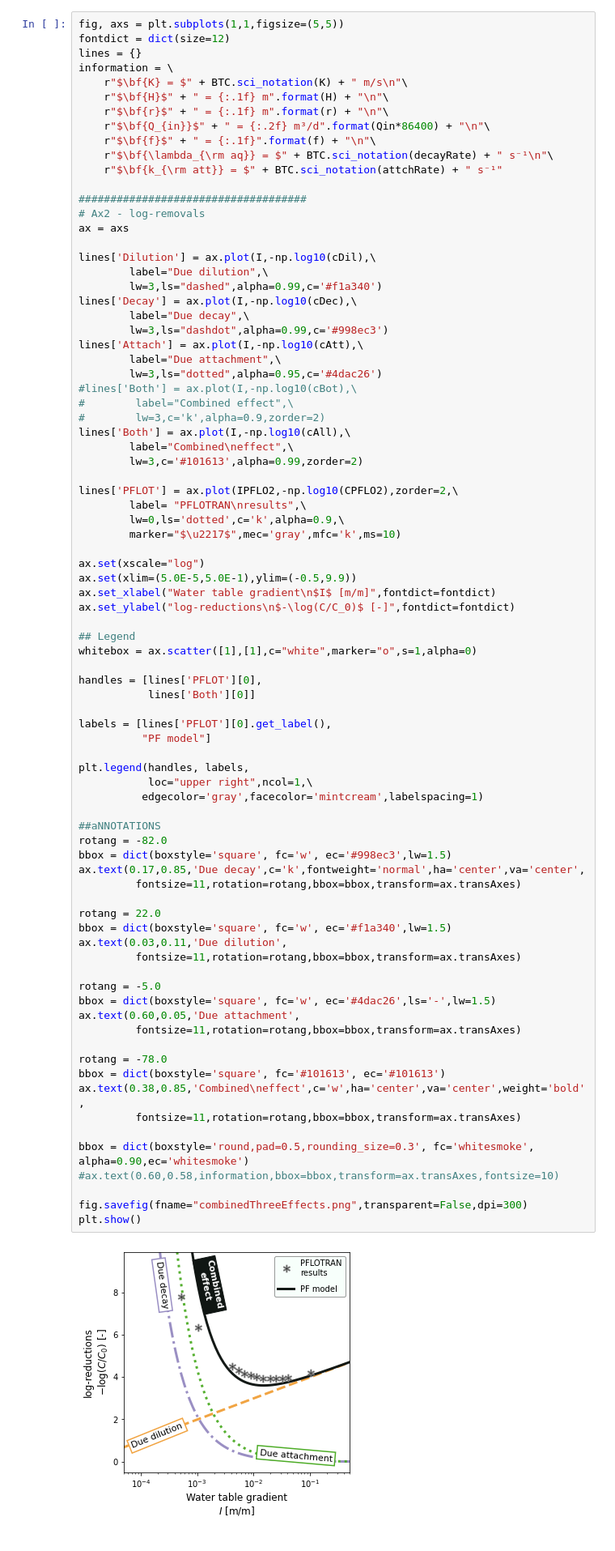
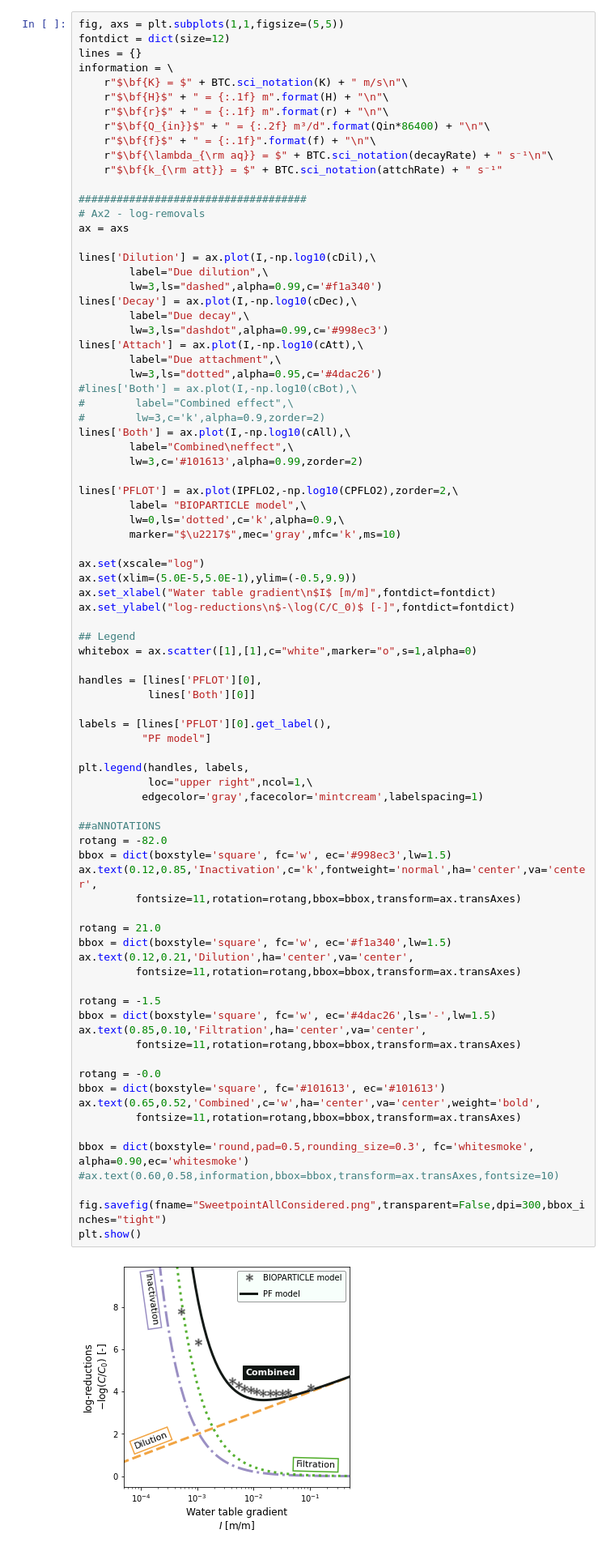
Before and after one commit to edsaac/bioparticle, a Jupyter notebook: notebooks/Concepts/Find worst case (1).ipynb, the cells around one changed output. Shown at 81% size. Saved outputs shown, nothing was run; the diff lists cells and outputs as text.

```diff
--- a/notebooks/Concepts/Find worst case (1).ipynb
+++ b/notebooks/Concepts/Find worst case (1).ipynb
@@ -463,7 +463,7 @@ lines['Both'] = ax.plot(I,-np.log10(cAll),\
         lw=3,c='#101613',alpha=0.99,zorder=2)
 
 lines['PFLOT'] = ax.plot(IPFLO2,-np.log10(CPFLO2),zorder=2,\
-        label= "PFLOTRAN\nresults",\
+        label= "BIOPARTICLE model",\
         lw=0,ls='dotted',c='k',alpha=0.9,\
         marker="$\u2217$",mec='gray',mfc='k',ms=10)
 
@@ -477,42 +477,42 @@ whitebox = ax.scatter([1],[1],c="white",marker="o",s=1,alpha=0)
 
 handles = [lines['PFLOT'][0],
            lines['Both'][0]]
 
 labels = [lines['PFLOT'][0].get_label(),
           "PF model"]
 
 plt.legend(handles, labels,
            loc="upper right",ncol=1,\
           edgecolor='gray',facecolor='mintcream',labelspacing=1)
 
 ##aNNOTATIONS
 rotang = -82.0
 bbox = dict(boxstyle='square', fc='w', ec='#998ec3',lw=1.5)
-ax.text(0.17,0.85,'Due decay',c='k',fontweight='normal',ha='center',va='center',
+ax.text(0.12,0.85,'Inactivation',c='k',fontweight='normal',ha='center',va='center',
          fontsize=11,rotation=rotang,bbox=bbox,transform=ax.transAxes)
 
-rotang = 22.0
+rotang = 21.0
 bbox = dict(boxstyle='square', fc='w', ec='#f1a340',lw=1.5)
-ax.text(0.03,0.11,'Due dilution',
+ax.text(0.12,0.21,'Dilution',ha='center',va='center',
          fontsize=11,rotation=rotang,bbox=bbox,transform=ax.transAxes)
 
-rotang = -5.0
+rotang = -1.5
 bbox = dict(boxstyle='square', fc='w', ec='#4dac26',ls='-',lw=1.5)
-ax.text(0.60,0.05,'Due attachment',
+ax.text(0.85,0.10,'Filtration',ha='center',va='center',
          fontsize=11,rotation=rotang,bbox=bbox,transform=ax.transAxes)
 
-rotang = -78.0
+rotang = -0.0
 bbox = dict(boxstyle='square', fc='#101613', ec='#101613')
-ax.text(0.38,0.85,'Combined\neffect',c='w',ha='center',va='center',weight='bold',
+ax.text(0.65,0.52,'Combined',c='w',ha='center',va='center',weight='bold',
          fontsize=11,rotation=rotang,bbox=bbox,transform=ax.transAxes)
 
 bbox = dict(boxstyle='round,pad=0.5,rounding_size=0.3', fc='whitesmoke', alpha=0.90,ec='whitesmoke')
 #ax.text(0.60,0.58,information,bbox=bbox,transform=ax.transAxes,fontsize=10)
 
-fig.savefig(fname="combinedThreeEffects.png",transparent=False,dpi=300)
+fig.savefig(fname="SweetpointAllConsidered.png",transparent=False,dpi=300,bbox_inches="tight")
 plt.show()
 # %% [output]
-[figure, old version]
+[figure, new version]
 # %% [markdown]
 # v.3 Together as filtration is assumed
 # %% [raw]
```
Also changed, not shown: parts of 1 cell of this notebook, 26 other files.
